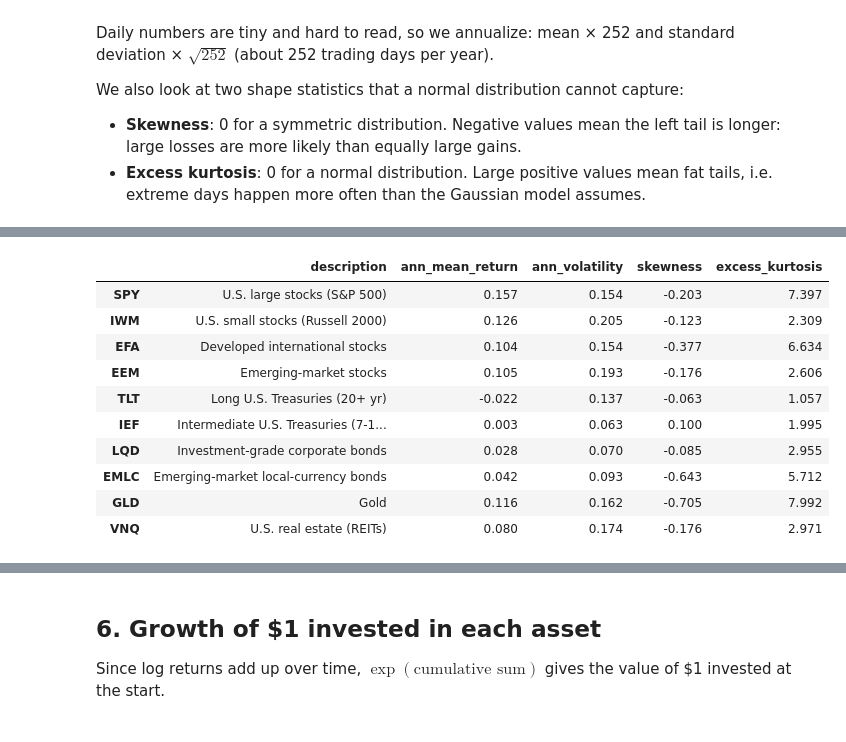
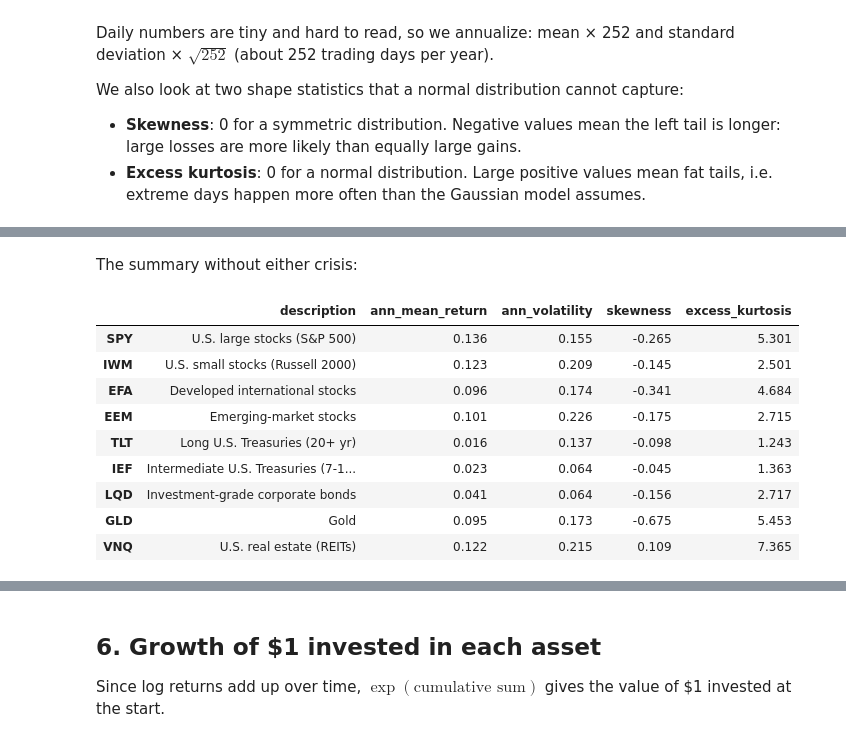
Before and after one commit to juanciro-commits/Portfolio-Allocation-Project, a Jupyter notebook: portfolio_data_pipeline.ipynb, the cells around one changed output, grey strips where cells are left out. Cells and saved outputs as stored; diff of their text form; code cells hidden in the pictures.

```diff
--- a/portfolio_data_pipeline.ipynb
+++ b/portfolio_data_pipeline.ipynb
@@ -29,14 +31,13 @@ assets = {
     "TLT":  "Long U.S. Treasuries (20+ yr)",
     "IEF":  "Intermediate U.S. Treasuries (7-10 yr)",
     "LQD":  "Investment-grade corporate bonds",
-    "EMLC": "Emerging-market local-currency bonds",
     "GLD":  "Gold",
     "VNQ":  "U.S. real estate (REITs)",
 }
 tickers = list(assets.keys())
 K = len(tickers)
 
-START = "2016-01-01"
+START = "2005-01-01"
 END = "2026-10-30"   # yfinance excludes the end date
 print(f"K = {K} assets")
 # %% [output]
@@ -152,0 +156,19 @@ Sample skewness and kurtosis are driven by a handful of extreme days. To see how
+# %%
+gfc = (returns.index >= "2008-09-01") & (returns.index <= "2009-03-31")
+covid = (returns.index >= "2020-02-20") & (returns.index <= "2020-04-30")
+print(f"2008 crisis window: {gfc.sum()} days, COVID window: {covid.sum()} days")
+
+# How kurtosis and skewness change when each crisis is removed
+samples = {
+    "full": returns,
+    "ex_2008": returns[~gfc],
+    "ex_covid": returns[~covid],
+    "ex_both": returns[~(gfc | covid)],
+}
+kurtosis = pd.DataFrame({name: r.kurt() for name, r in samples.items()})
+skewness = pd.DataFrame({name: r.skew() for name, r in samples.items()})
+print("Excess kurtosis:")
+print(kurtosis.round(2))
+print()
+print("Skewness:")
+print(skewness.round(3))
@@ -153,24 +193,24 @@ Sample skewness and kurtosis are driven by a handful of extreme days. To see how
+# %% [markdown]
+The summary without either crisis:
 # %%
-covid = (returns.index >= "2020-02-20") & (returns.index <= "2020-04-30")
-returns_ex = returns[~covid]
+returns_ex = returns[~(gfc | covid)]
 
 summary_ex = pd.DataFrame({
     "description": pd.Series(assets),
     "ann_mean_return": returns_ex.mean() * 252,
     "ann_volatility": returns_ex.std() * np.sqrt(252),
     "skewness": returns_ex.skew(),
     "excess_kurtosis": returns_ex.kurt(),
 })
 summary_ex.round(3)
 # %% [output]
 |  | description | ann_mean_return | ann_volatility | skewness | excess_kurtosis |
-| SPY | U.S. large stocks (S&P 500) | 0.157 | 0.154 | -0.203 | 7.397 |
-| IWM | U.S. small stocks (Russell 2000) | 0.126 | 0.205 | -0.123 | 2.309 |
-| EFA | Developed international stocks | 0.104 | 0.154 | -0.377 | 6.634 |
-| EEM | Emerging-market stocks | 0.105 | 0.193 | -0.176 | 2.606 |
-| TLT | Long U.S. Treasuries (20+ yr) | -0.022 | 0.137 | -0.063 | 1.057 |
-| IEF | Intermediate U.S. Treasuries (7-1... | 0.003 | 0.063 | 0.100 | 1.995 |
-| LQD | Investment-grade corporate bonds | 0.028 | 0.070 | -0.085 | 2.955 |
-| EMLC | Emerging-market local-currency bonds | 0.042 | 0.093 | -0.643 | 5.712 |
-| GLD | Gold | 0.116 | 0.162 | -0.705 | 7.992 |
-| VNQ | U.S. real estate (REITs) | 0.080 | 0.174 | -0.176 | 2.971 |
+| SPY | U.S. large stocks (S&P 500) | 0.136 | 0.155 | -0.265 | 5.301 |
+| IWM | U.S. small stocks (Russell 2000) | 0.123 | 0.209 | -0.145 | 2.501 |
+| EFA | Developed international stocks | 0.096 | 0.174 | -0.341 | 4.684 |
+| EEM | Emerging-market stocks | 0.101 | 0.226 | -0.175 | 2.715 |
+| TLT | Long U.S. Treasuries (20+ yr) | 0.016 | 0.137 | -0.098 | 1.243 |
+| IEF | Intermediate U.S. Treasuries (7-1... | 0.023 | 0.064 | -0.045 | 1.363 |
+| LQD | Investment-grade corporate bonds | 0.041 | 0.064 | -0.156 | 2.717 |
+| GLD | Gold | 0.095 | 0.173 | -0.675 | 5.453 |
+| VNQ | U.S. real estate (REITs) | 0.122 | 0.215 | 0.109 | 7.365 |
```
Also changed, not shown: parts of 22 cells of this notebook, 7 other files.
